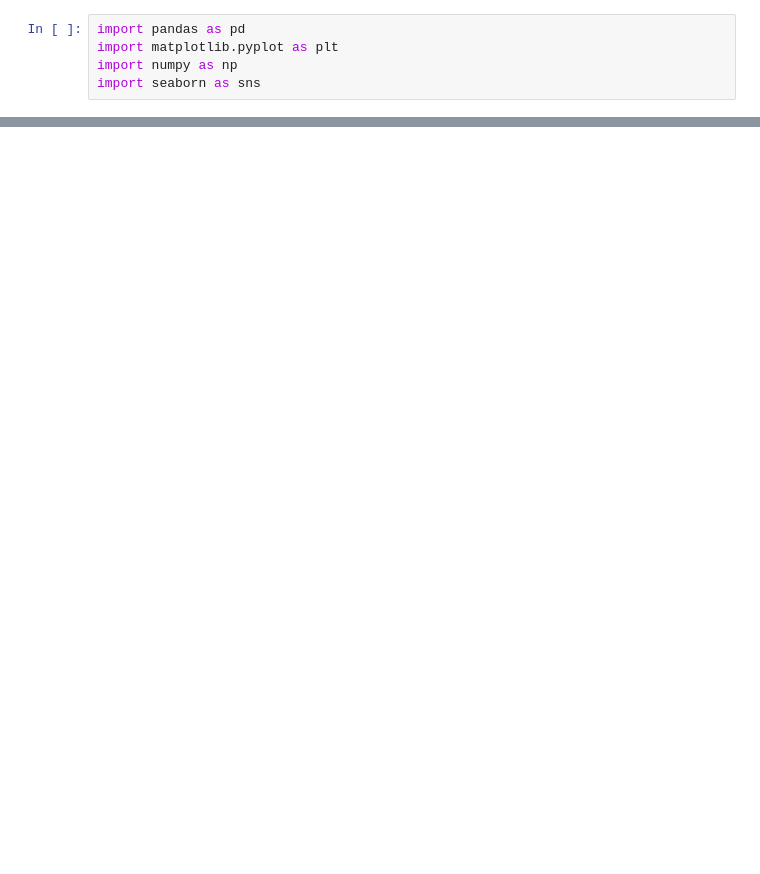
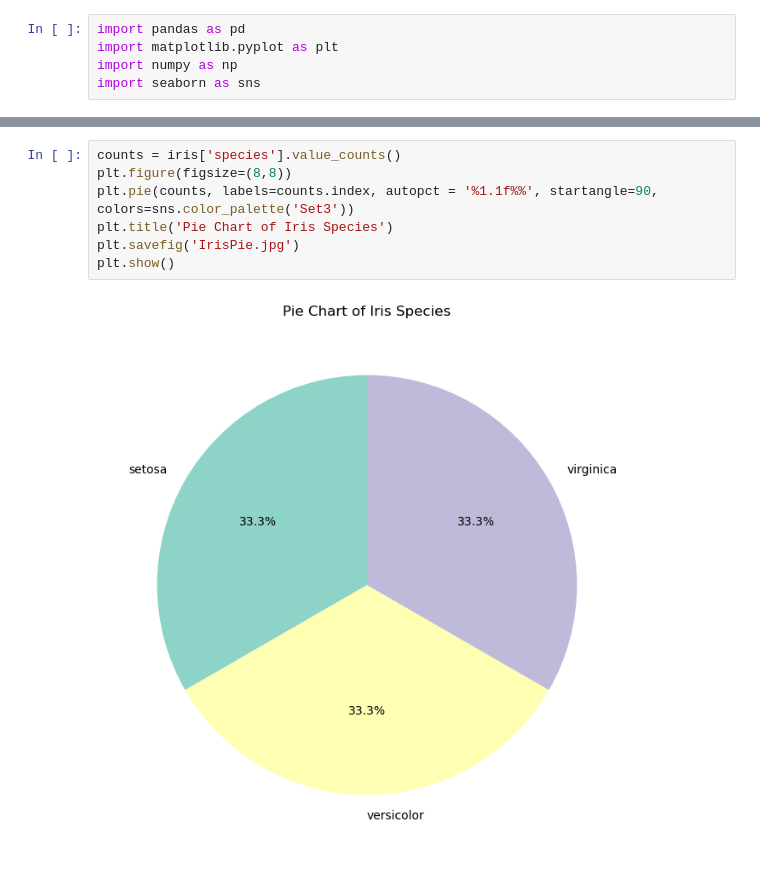
Before and after one commit to samanthamacd/samanthamacd.github.io, a Jupyter notebook: post-code.ipynb, the cells around one changed output, grey strips where cells are left out. Saved outputs shown, nothing was run; the diff lists cells and outputs as text; blank space fills up the shorter version.

```diff
--- a/post-code.ipynb
+++ b/post-code.ipynb
@@ -87,0 +21,9 @@ plt.show()
+# %%
+counts = iris['species'].value_counts()
+plt.figure(figsize=(8,8))
+plt.pie(counts, labels=counts.index, autopct = '%1.1f%%', startangle=90, colors=sns.color_palette('Set3'))
+plt.title('Pie Chart of Iris Species')
+plt.savefig('IrisPie.jpg')
+plt.show()
+# %% [output]
+[figure, added]
```
Also changed, not shown: parts of 10 cells of this notebook, 10 other files.
